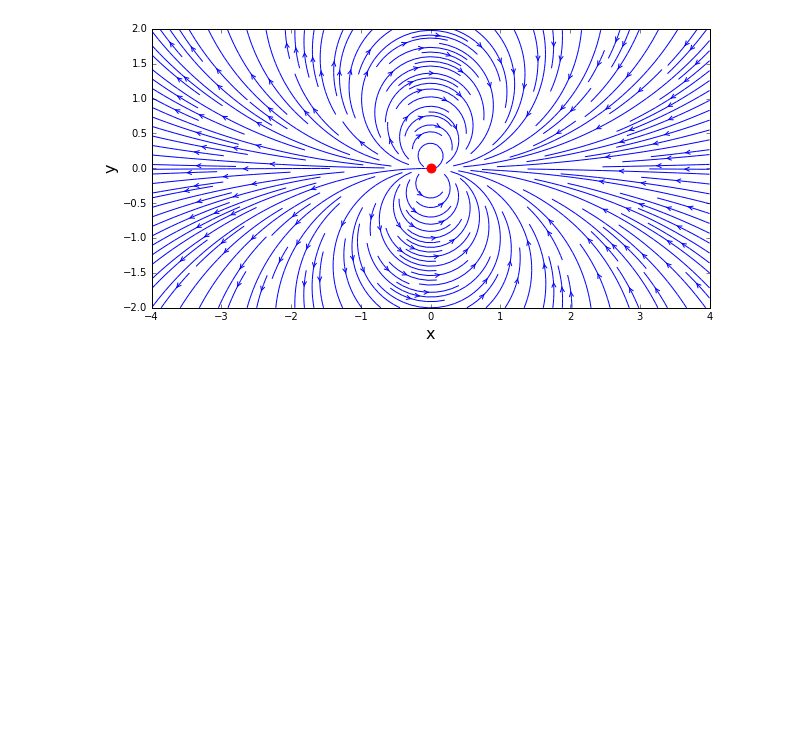
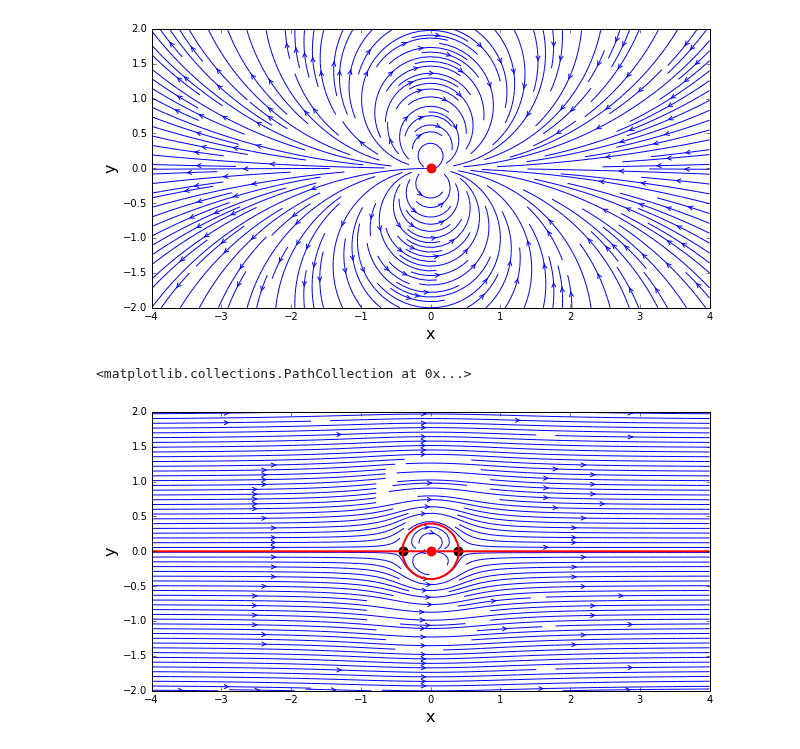
Before and after one commit to liu19941121/mae6226-work, a Jupyter notebook: lesson3-work.ipynb, the cells around one changed output. Drawn from its saved outputs; the diff is of its cells as text; code cells hidden in the pictures; blank space fills up the shorter version.

```diff
--- a/lesson3-work.ipynb
+++ b/lesson3-work.ipynb
@@ -110,3 +110,36 @@ u_freestream = u_inf * numpy.ones((N, N), dtype=float)
 v_freestream = numpy.zeros((N, N), dtype=float)
 
 psi_freestream = u_inf * Y
+# %%
+u = u_freestream + u_doublet
+
+v = v_freestream + v_doublet
+
+psi = psi_freestream + psi_doublet
+
+size = 10
+
+pyplot.figure(figsize=(size, (y_end-y_start)/(x_end-x_start)*size))
+
+pyplot.xlabel('x', fontsize=16)
+
+pyplot.ylabel('y', fontsize=16)
+
+pyplot.xlim(x_start, x_end)
+
+pyplot.ylim(y_start, y_end)
+
+pyplot.streamplot(X, Y, u, v, density=2, linewidth=1, arrowsize=1, arrowstyle='->')
+
+pyplot.contour(X, Y, psi, levels=[0.], colors='r', linewidths=2, linestyles='solid')
+
+pyplot.scatter(x_doublet, y_doublet, color='r', s=80, marker='o')
+
+x_stagn1, y_stagn1 = +math.sqrt(kappa/(2*math.pi*u_inf)), 0
+
+x_stagn2, y_stagn2 = -math.sqrt(kappa/(2*math.pi*u_inf)), 0
+
+pyplot.scatter([x_stagn1, x_stagn2], [y_stagn1, y_stagn2], color='k', s=80, marker='o')
+# %% [output]
+<matplotlib.collections.PathCollection at 0x...>
+[figure, added]
```
